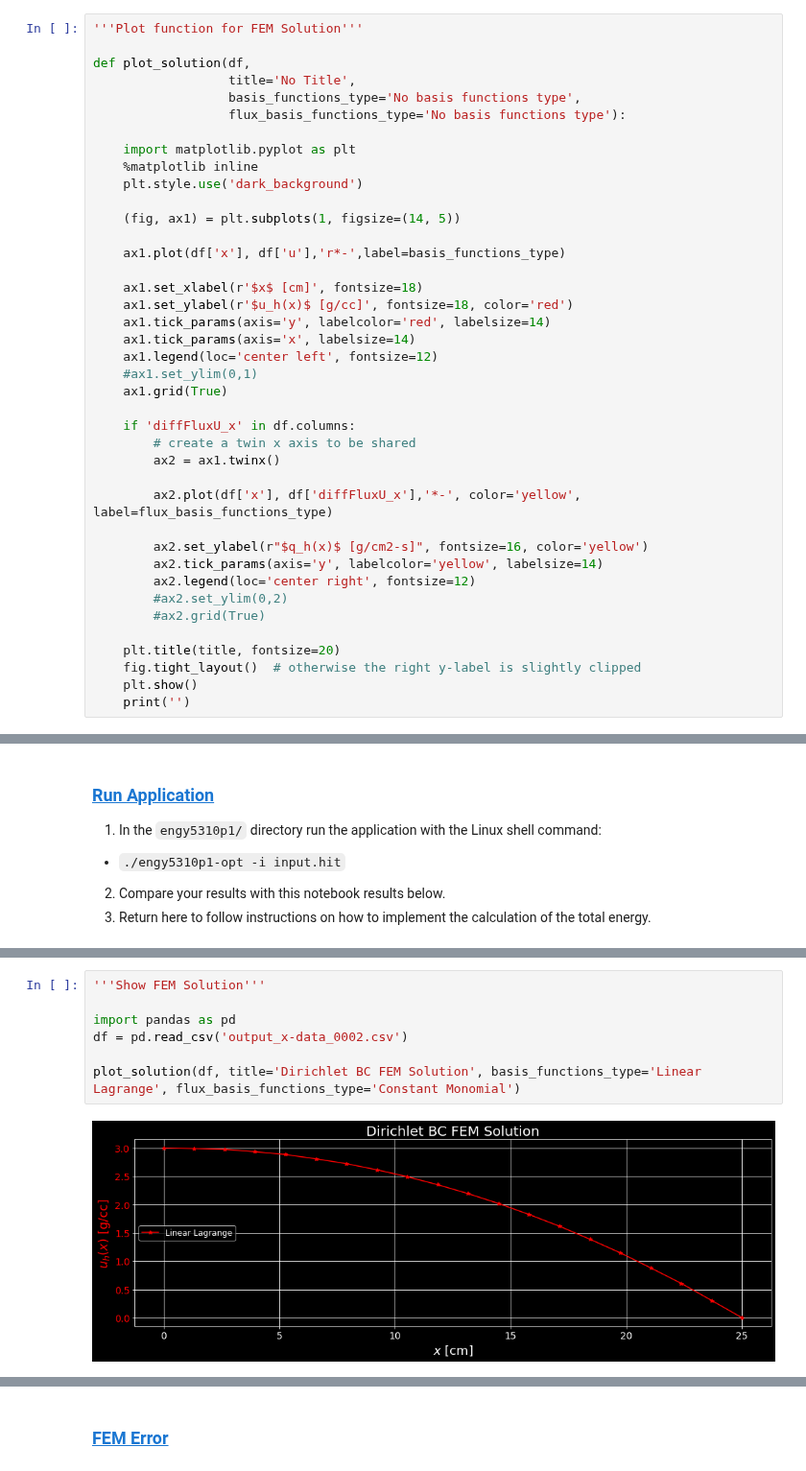
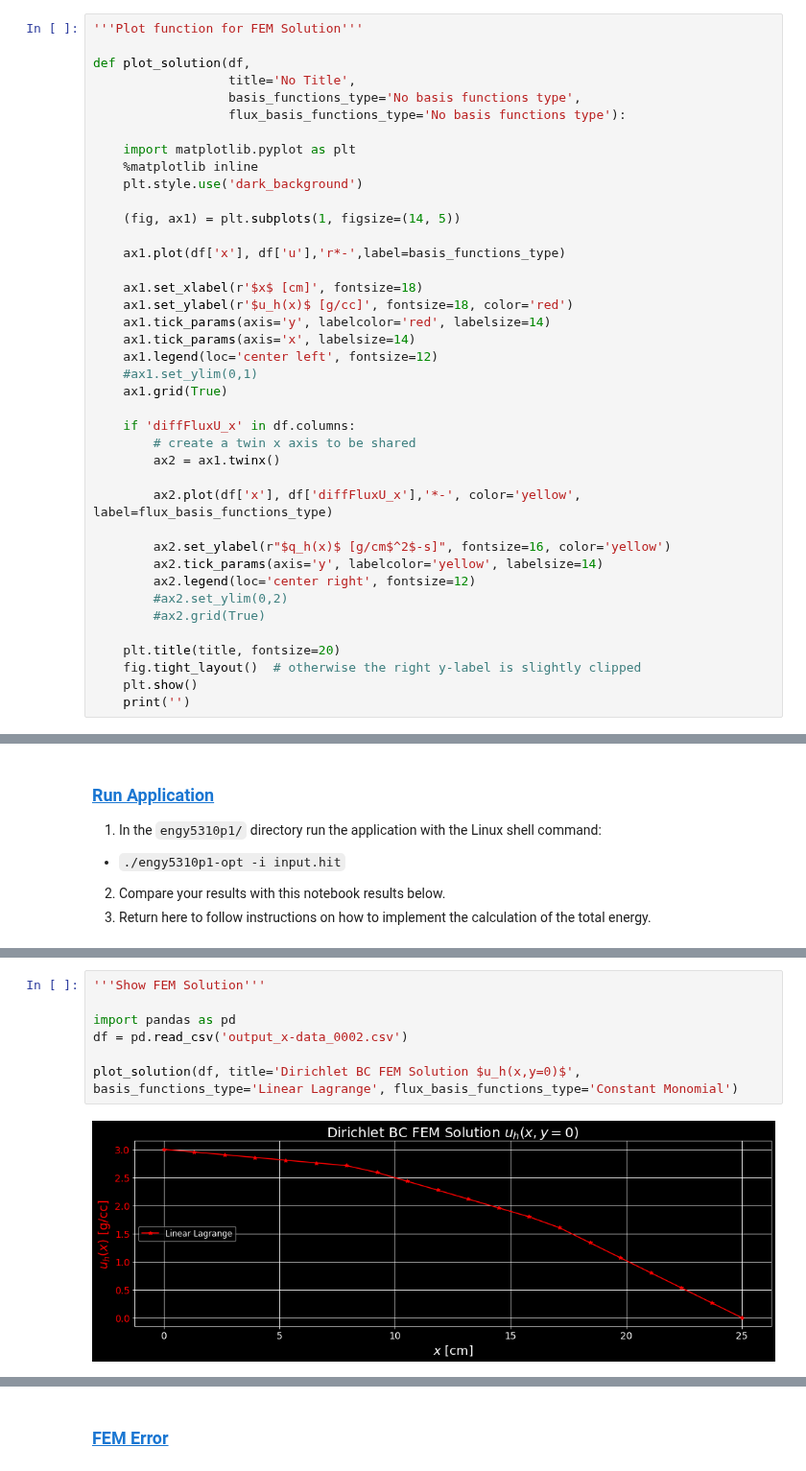
Before and after one commit to dpploy/engy-5330, a Jupyter notebook: notebooks/06a-poisson-2d-dirichlet.ipynb, the cells around one changed output, grey strips where cells are left out. Shown at 96% size. Drawn from its saved outputs; the diff is of its cells as text.

```diff
--- a/notebooks/06a-poisson-2d-dirichlet.ipynb
+++ b/notebooks/06a-poisson-2d-dirichlet.ipynb
@@ -115,7 +116,7 @@ def plot_solution(df,
 
         ax2.plot(df['x'], df['diffFluxU_x'],'*-', color='yellow', label=flux_basis_functions_type)
 
-        ax2.set_ylabel(r"$q_h(x)$ [g/cm2-s]", fontsize=16, color='yellow')
+        ax2.set_ylabel(r"$q_h(x)$ [g/cm$^2$-s]", fontsize=16, color='yellow')
         ax2.tick_params(axis='y', labelcolor='yellow', labelsize=14)
         ax2.legend(loc='center right', fontsize=12)
         #ax2.set_ylim(0,2)
@@ -574,12 +480,12 @@ get_cmap(name=None, lut=None)
 # %%
 '''Show FEM Solution'''
 
 import pandas as pd
 df = pd.read_csv('output_x-data_0002.csv')
 
-plot_solution(df, title='Dirichlet BC FEM Solution', basis_functions_type='Linear Lagrange', flux_basis_functions_type='Constant Monomial')
+plot_solution(df, title='Dirichlet BC FEM Solution $u_h(x,y=0)$', basis_functions_type='Linear Lagrange', flux_basis_functions_type='Constant Monomial')
 # %% [output]
-[figure, old version]
+[figure, new version]
 # %% [markdown]
 **Comments:**
 
```
Also changed, not shown: parts of 59 cells of this notebook, 2 other files.
